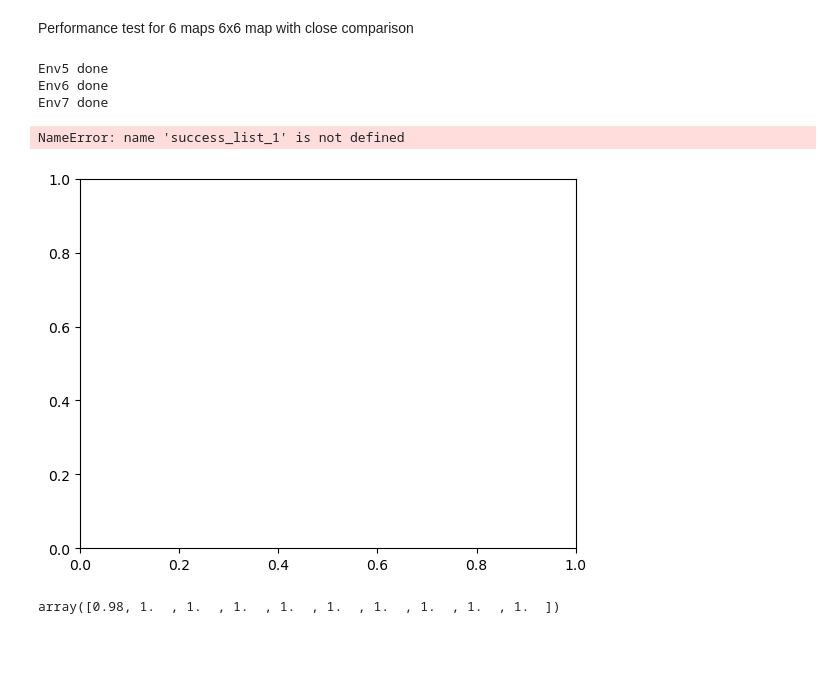
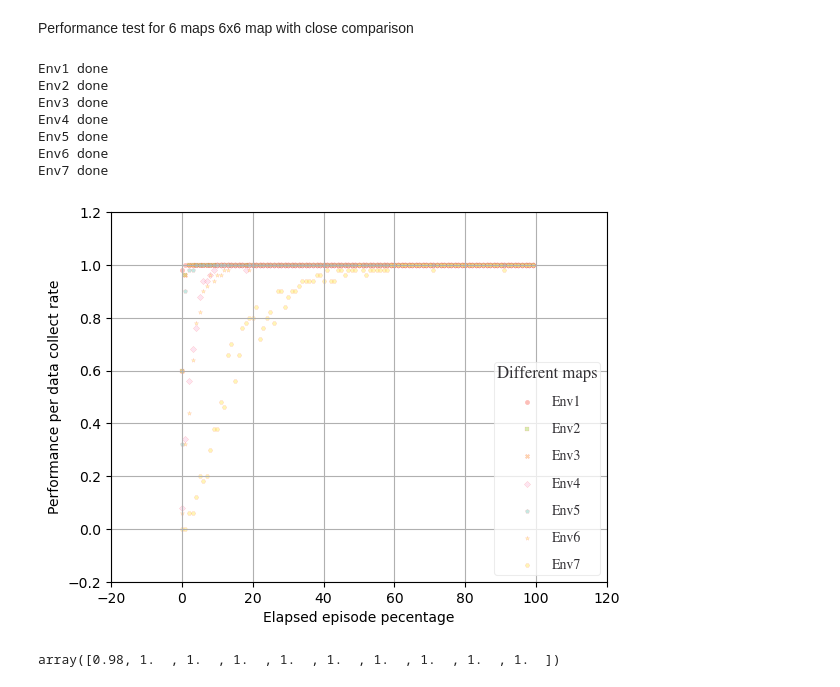
Before and after one commit to amirhnourian/Open_AI_Frozenlake, a Jupyter notebook: 4x4_map.ipynb, the cells around one changed output. Drawn from its saved outputs; the diff is of its cells as text; code cells hidden in the pictures; blank space fills up the shorter version.

```diff
--- a/4x4_map.ipynb
+++ b/4x4_map.ipynb
@@ -787,14 +787,14 @@ import csv
 # 2000 average for 50 points
 # 40 points distance between each sample
 
-file_name = '4x450kmax500d10p'
-data_collect = 500 # data collection rate
-max_ep = 50000 # max episode for performance check
-points_distance_accordingtodatacollect = 10 # how many points calculated in data collect session to reduce calculation costs
+file_name = '4x420kmax200d4p'
+data_collect = 200 # data collection rate
+max_ep = 20000# max episode for performance check
+points_distance_accordingtodatacollect = 4 # how many points calculated in data collect session to reduce calculation costs
 # final average is based on this number
 
 ## performance check based on elapsed episodes (training)
-'''
+
 success_list_1 = q_performance(env1,max_ep,data_collect,points_distance_accordingtodatacollect)
 print('Env1 done')
 with open(file_name, 'a') as file:
@@ -815,7 +815,7 @@ print('Env4 done')
 with open(file_name, 'a') as file:
     writer = csv.writer(file)
     writer.writerow(success_list_4)
-'''
+
 success_list_5 = q_performance(env5,max_ep,data_collect,points_distance_accordingtodatacollect)
 print('Env5 done')
 with open(file_name, 'a') as file:
@@ -835,35 +835,38 @@ with open(file_name, 'a') as file:
 ## ploting the data
 
 data_points = max_ep/data_collect
 data_points_array = np.array(list(range(0,int(data_points))))
 
 
 fig, ax = plt.subplots()
 plt.style.use('plot_style.txt')
 
 plt.scatter(data_points_array,success_list_1,c='C1',edgecolor ="red",linewidths=0.1,marker='o',s=10, alpha=0.5,label='Env1')
 plt.scatter(data_points_array,success_list_2,c='C2',edgecolor ="red",linewidths=0.1,marker='s',s=10, alpha=0.5,label='Env2')
 plt.scatter(data_points_array,success_list_3,c='C3',edgecolor ="red",linewidths=0.1,marker='X',s=10, alpha=0.5,label='Env3')
 plt.scatter(data_points_array,success_list_4,c='C4',edgecolor ="red",linewidths=0.1,marker='D',s=10, alpha=0.5,label='Env4')
 plt.scatter(data_points_array,success_list_5,c='C5',edgecolor ="red",linewidths=0.1,marker='p',s=10, alpha=0.5,label='Env5')
 plt.scatter(data_points_array,success_list_6,c='C6',edgecolor ="red",linewidths=0.1,marker='*',s=10, alpha=0.5,label='Env6')
 plt.scatter(data_points_array,success_list_7,c='C6',edgecolor ="red",linewidths=0.1,marker='H',s=10, alpha=0.5,label='Env7')
 
 
 #plt.title('Performance check for')
 plt.xlabel('Elapsed episode pecentage')
 plt.ylabel('Performance per data collect rate')
 
 leg = ax.legend(scatterpoints=1, frameon=True, labelspacing=1, title='Different maps')
 
 plt.grid()
 plt.show()
 # %% [output]
+Env1 done
+Env2 done
+Env3 done
+Env4 done
 Env5 done
 Env6 done
 Env7 done
-NameError: name 'success_list_1' is not defined
-[figure, old version]
+[figure, new version]
 # %%
 success_list_1
 # %% [output]
```
Also changed, not shown: 4 other files.
